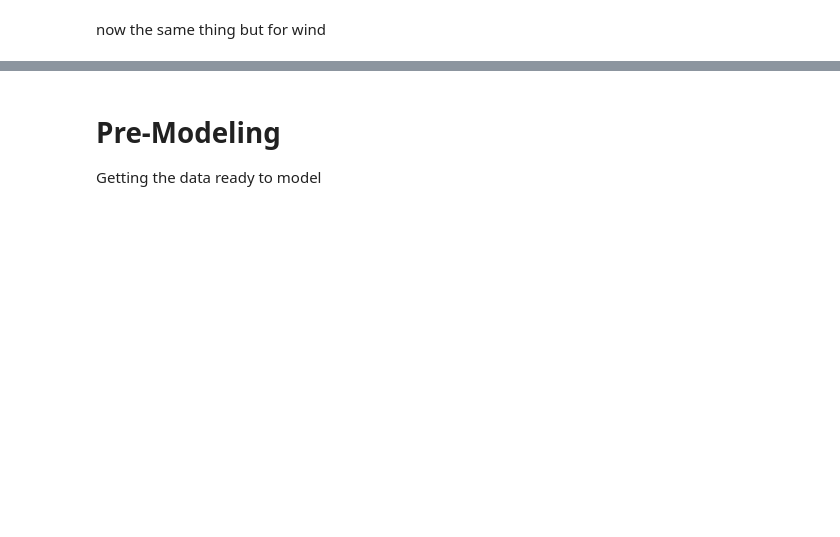
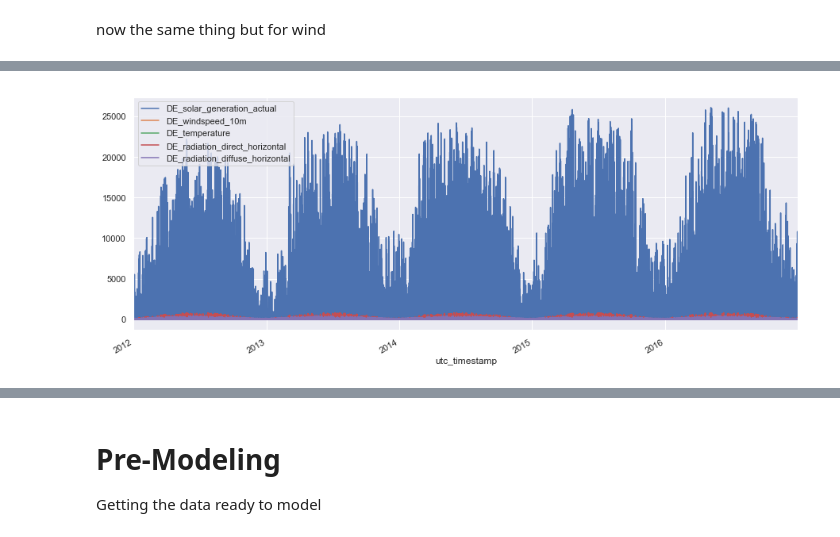
Before and after one commit to robertjprior/Intro-ML-Projects, a Jupyter notebook: Renewable Energy Prediction 1.ipynb, the cells around one changed output, grey strips where cells are left out. Cells and saved outputs as stored; diff of their text form; code cells hidden in the pictures; blank space fills up the shorter version.

```diff
--- a/Renewable Energy Prediction 1.ipynb
+++ b/Renewable Energy Prediction 1.ipynb
@@ -187,0 +239,5 @@ wind_df = wind_df.dropna()
+# %%
+solar_df.plot(figsize=(15, 6))
+plt.show()
+# %% [output]
+[figure, added]
```
Also changed, not shown: parts of 22 cells of this notebook.
